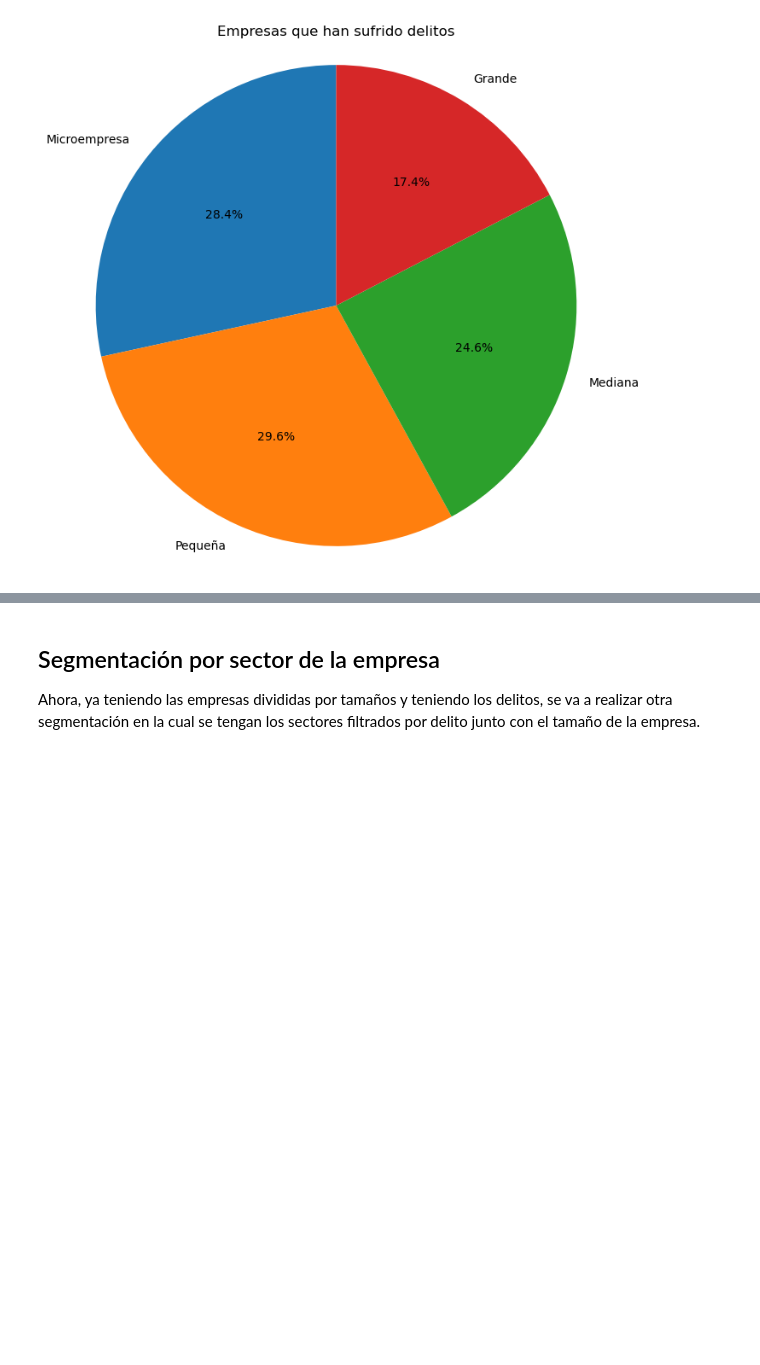
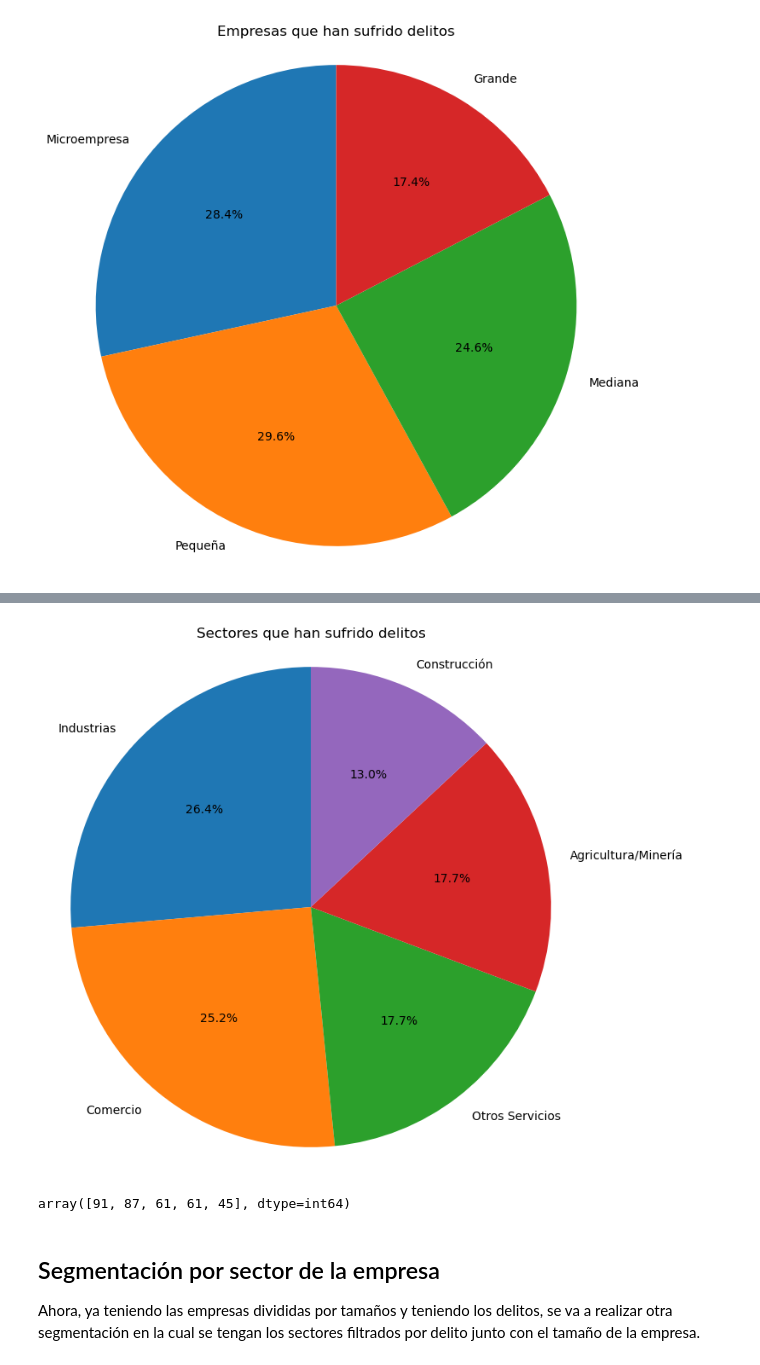
Before and after one commit to TheLudway/DataJam-CCB-CoFi2, a Jupyter notebook: ECN/2020/ECN2020.ipynb, the cells around one changed output, grey strips where cells are left out. Drawn from its saved outputs; the diff is of its cells as text; code cells hidden in the pictures; blank space fills up the shorter version.

```diff
--- a/ECN/2020/ECN2020.ipynb
+++ b/ECN/2020/ECN2020.ipynb
@@ -129,3 +130,15 @@ plt.show()
+# %%
+plt.figure(figsize=(8,8))
+plt.pie(df[(df['p_p66_p66'] == 1)]['sector'].value_counts().to_numpy(), labels=['Industrias', 'Comercio', 'Otros Servicios', 'Agricultura/Minería', 'Construcción'], autopct='%1.1f%%', startangle=90 )
+plt.axis('equal')
+plt.title('Sectores que han sufrido delitos')
+plt.show()
+# %% [output]
+[figure, added]
+# %%
+df[(df['p_p66_p66'] == 1)]['sector'].value_counts().to_numpy()
+# %% [output]
+array([91, 87, 61, 61, 45], dtype=int64)
 # %% [markdown]
 ## Segmentación por sector de la empresa
 Ahora, ya teniendo las empresas divididas por tamaños y teniendo los delitos, se va a realizar otra segmentación en la cual se tengan los sectores filtrados por delito junto con el tamaño de la empresa.
```
Also changed, not shown: parts of 2 cells of this notebook.
